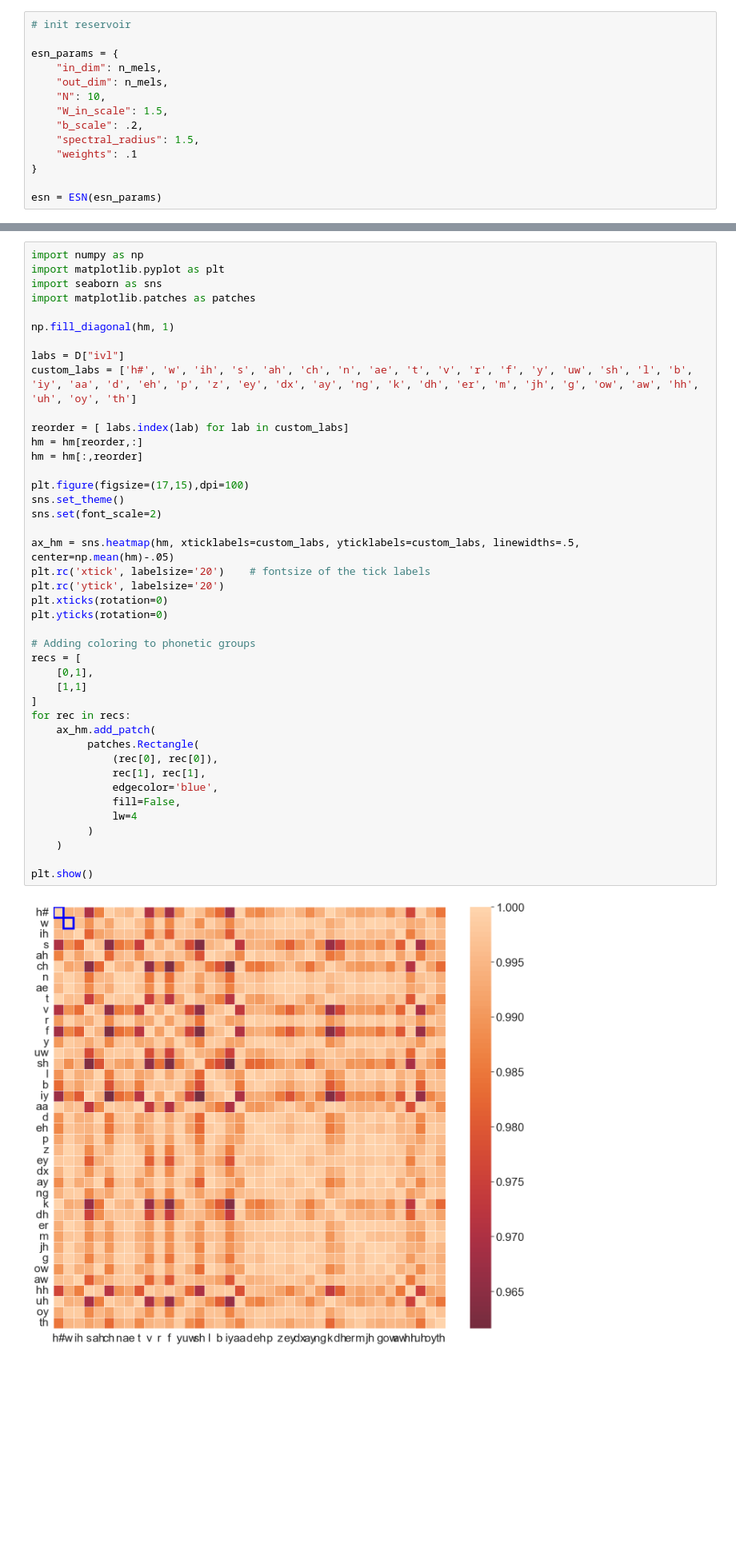
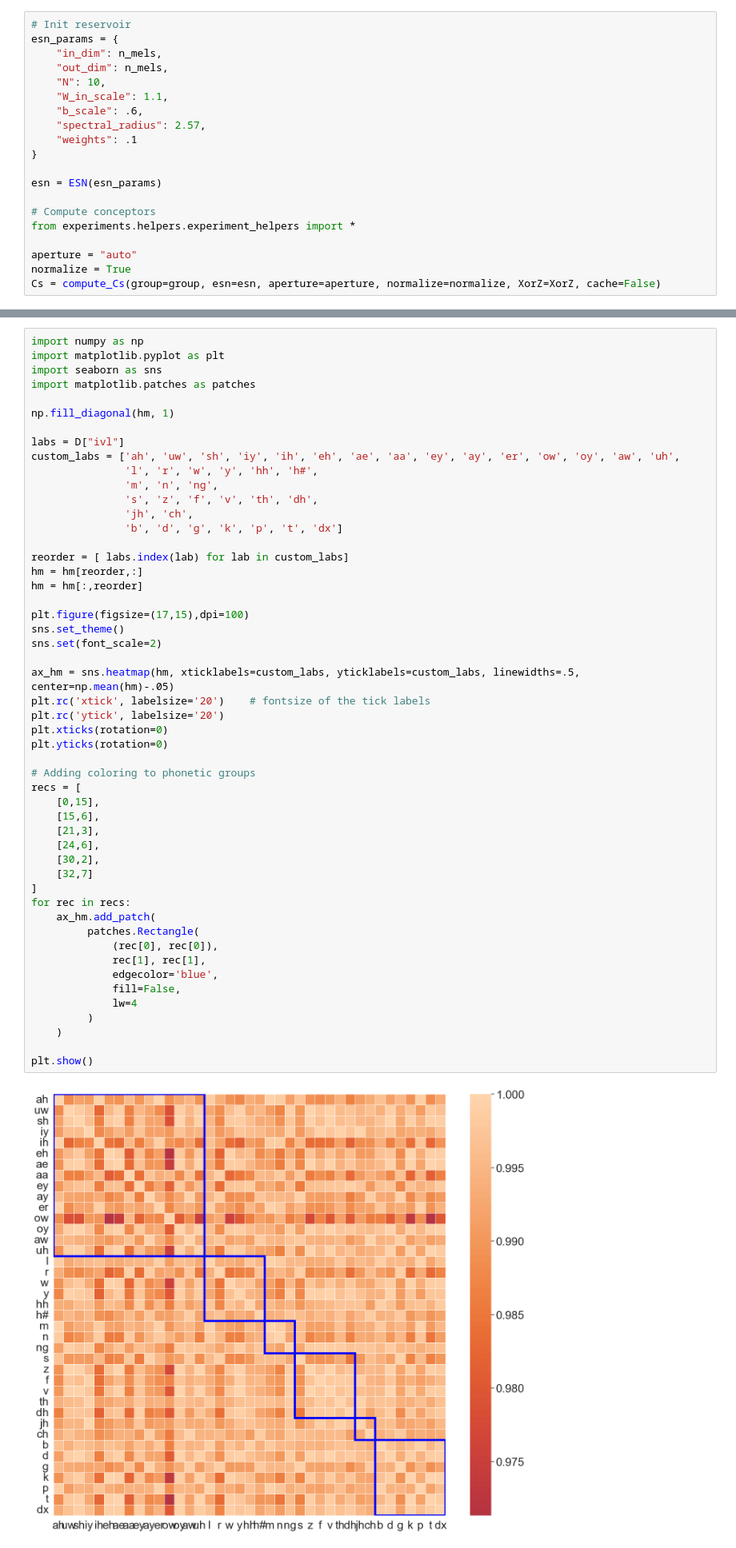
Before and after one commit to jorisptrs/Bachelor-Thesis, a Jupyter notebook: Code/experiments/exp3_above_phoneme_clustering/clustering_above_phon.ipynb, the cells around one changed output, grey strips where cells are left out. Shown at 80% size. Drawn from its saved outputs; the diff is of its cells as text; blank space fills up the shorter version.

Commit message:
Implemented silhouette and more plotting/testing. Added README.

```diff
--- a/Code/experiments/exp3_above_phoneme_clustering/clustering_above_phon.ipynb
+++ b/Code/experiments/exp3_above_phoneme_clustering/clustering_above_phon.ipynb
@@ -64,14 +70,20 @@ Filtered to 177080 samples of shape (10, 14)
 # %%
-# init reservoir
-
+# Init reservoir
 esn_params = {
     "in_dim": n_mels,
     "out_dim": n_mels,
     "N": 10,
-    "W_in_scale": 1.5,
-    "b_scale": .2,
-    "spectral_radius": 1.5,
+    "W_in_scale": 1.1,
+    "b_scale": .6,
+    "spectral_radius": 2.57,
     "weights": .1
 }
 
 esn = ESN(esn_params)
+
+# Compute conceptors
+from experiments.helpers.experiment_helpers import *
+
+aperture = "auto"
+normalize = True
+Cs = compute_Cs(group=group, esn=esn, aperture=aperture, normalize=normalize, XorZ=XorZ, cache=False)
@@ -142,38 +153,47 @@ import matplotlib.patches as patches
 np.fill_diagonal(hm, 1)
 
 labs = D["ivl"]
-custom_labs = ['h#', 'w', 'ih', 's', 'ah', 'ch', 'n', 'ae', 't', 'v', 'r', 'f', 'y', 'uw', 'sh', 'l', 'b', 'iy', 'aa', 'd', 'eh', 'p', 'z', 'ey', 'dx', 'ay', 'ng', 'k', 'dh', 'er', 'm', 'jh', 'g', 'ow', 'aw', 'hh', 'uh', 'oy', 'th']
+custom_labs = ['ah', 'uw', 'sh', 'iy', 'ih', 'eh', 'ae', 'aa', 'ey', 'ay', 'er', 'ow', 'oy', 'aw', 'uh',
+               'l', 'r', 'w', 'y', 'hh', 'h#',
+               'm', 'n', 'ng',
+               's', 'z', 'f', 'v', 'th', 'dh',
+               'jh', 'ch',
+               'b', 'd', 'g', 'k', 'p', 't', 'dx']
 
 reorder = [ labs.index(lab) for lab in custom_labs]
 hm = hm[reorder,:]
 hm = hm[:,reorder]
 
 plt.figure(figsize=(17,15),dpi=100)
 sns.set_theme()
 sns.set(font_scale=2)
 
 ax_hm = sns.heatmap(hm, xticklabels=custom_labs, yticklabels=custom_labs, linewidths=.5, center=np.mean(hm)-.05)
 plt.rc('xtick', labelsize='20')    # fontsize of the tick labels
 plt.rc('ytick', labelsize='20')
 plt.xticks(rotation=0)
 plt.yticks(rotation=0)
 
 # Adding coloring to phonetic groups
 recs = [
-    [0,1],
-    [1,1]
+    [0,15],
+    [15,6],
+    [21,3],
+    [24,6],
+    [30,2],
+    [32,7]
 ]
 for rec in recs:
     ax_hm.add_patch(
          patches.Rectangle(
              (rec[0], rec[0]),
              rec[1], rec[1],
              edgecolor='blue',
              fill=False,
              lw=4
          )
     )
 
 plt.show()
 # %% [output]
-[figure, old version]
+[figure, new version]
```
Also changed, not shown: parts of 20 cells of this notebook, 5 other files.
